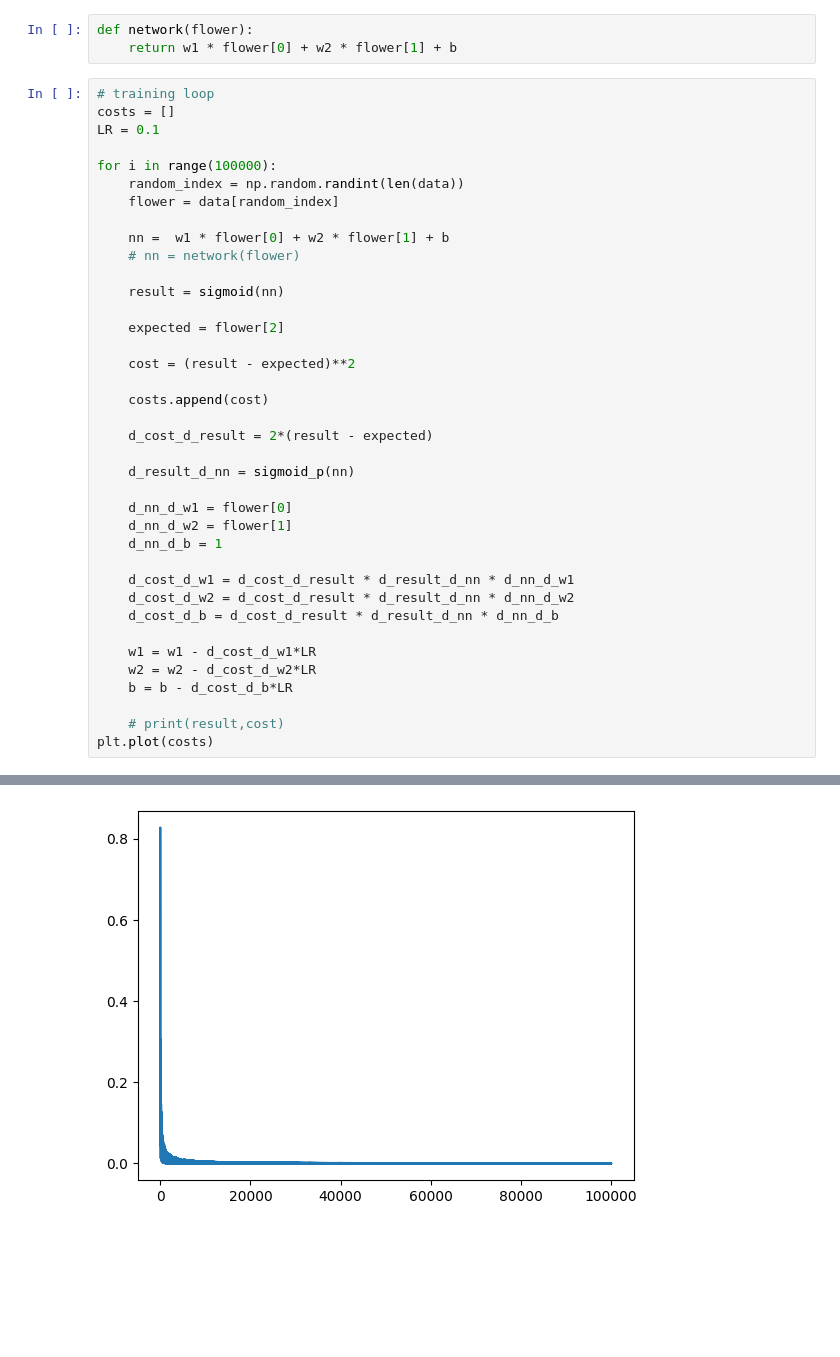
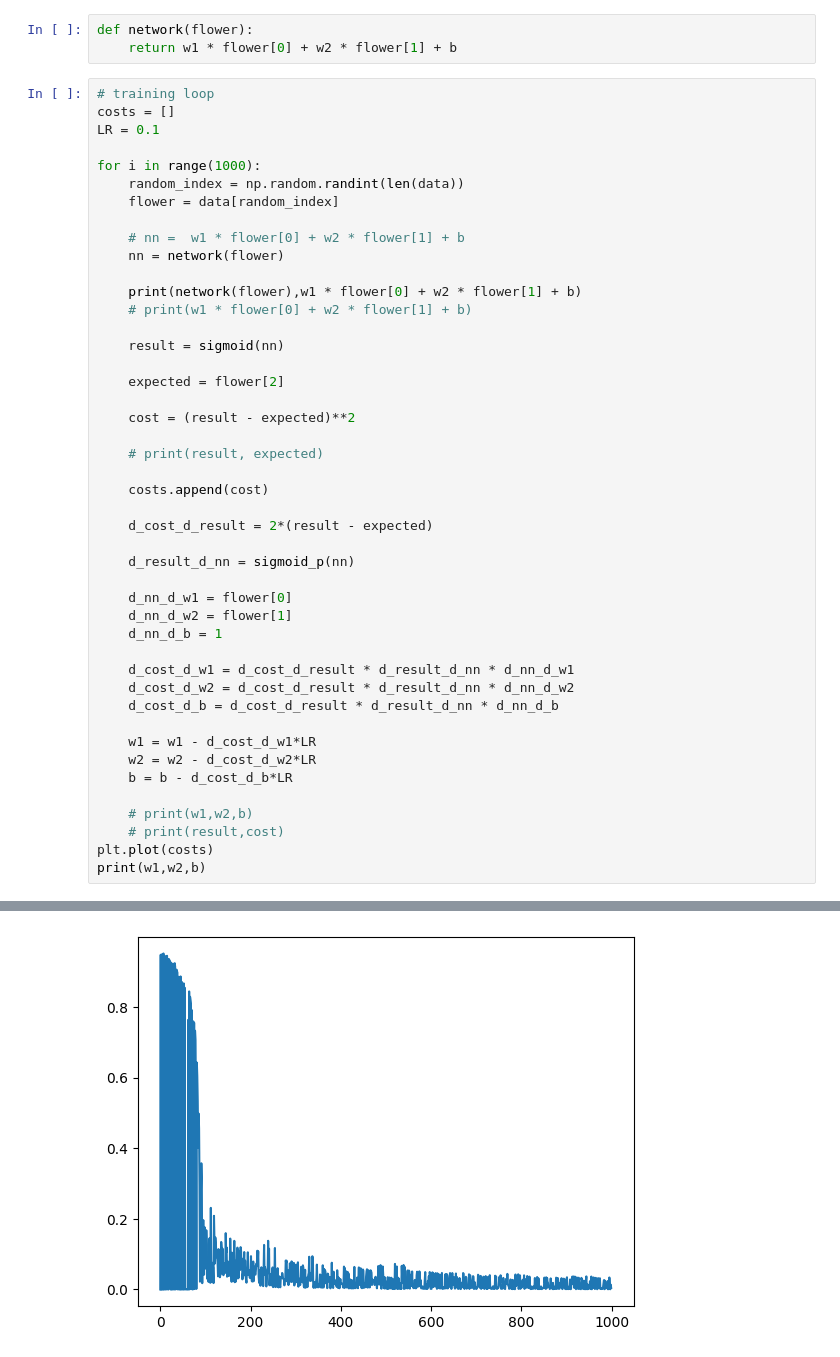
Before and after one commit to danyalutsevich/ML_AI, a Jupyter notebook: Setup.ipynb, the cells around one changed output, grey strips where cells are left out. Saved outputs shown, nothing was run; the diff lists cells and outputs as text; blank space fills up the shorter version.

```diff
--- a/Setup.ipynb
+++ b/Setup.ipynb
@@ -55,18 +55,23 @@ def network(flower):
 costs = []
 LR = 0.1
 
-for i in range(100000):
+for i in range(1000):
     random_index = np.random.randint(len(data))
     flower = data[random_index]
 
-    nn =  w1 * flower[0] + w2 * flower[1] + b
-    # nn = network(flower)
+    # nn =  w1 * flower[0] + w2 * flower[1] + b
+    nn = network(flower)
+
+    print(network(flower),w1 * flower[0] + w2 * flower[1] + b)
+    # print(w1 * flower[0] + w2 * flower[1] + b)
 
     result = sigmoid(nn)
 
     expected = flower[2]
 
     cost = (result - expected)**2
+
+    # print(result, expected)
 
     costs.append(cost)
 
@@ -86,6 +91,8 @@ for i in range(100000):
     w2 = w2 - d_cost_d_w2*LR
     b = b - d_cost_d_b*LR
 
+    # print(w1,w2,b)
     # print(result,cost)
 plt.plot(costs)
+print(w1,w2,b)
 # %% [output]
@@ -93 +116 @@ plt.plot(costs)
-[figure, old version]
+[figure, new version]
```
Also changed, not shown: parts of 4 cells of this notebook, 2 other files.
